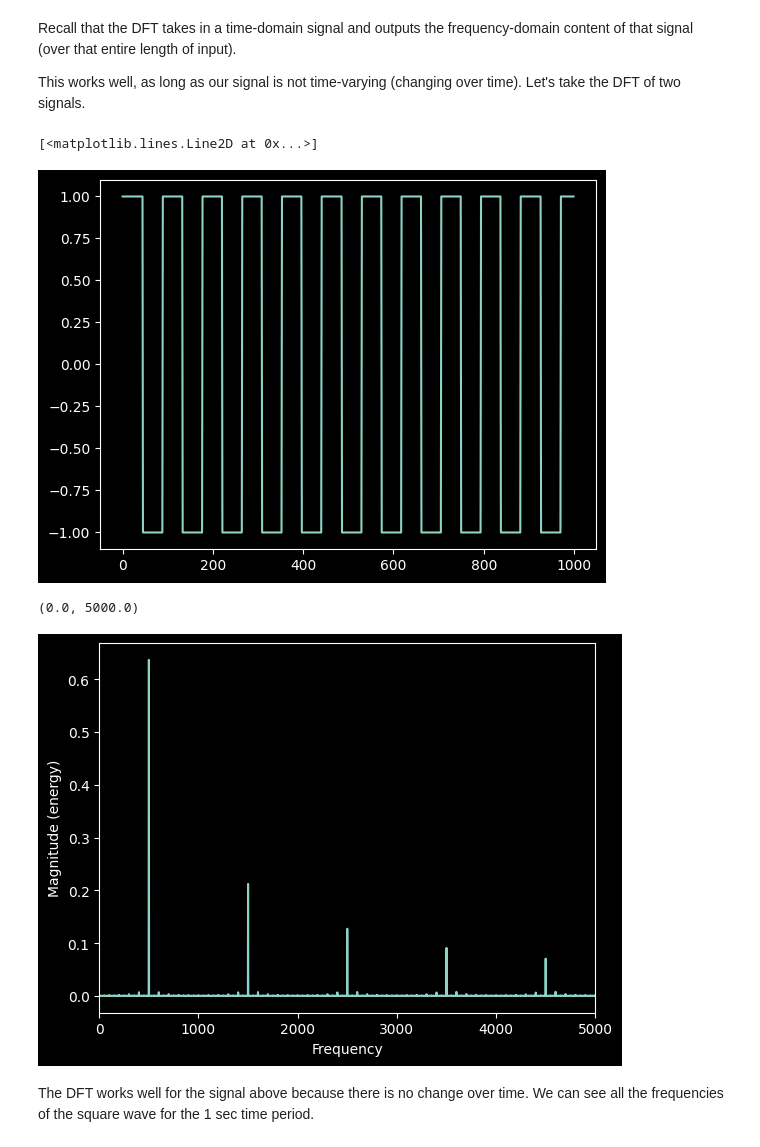
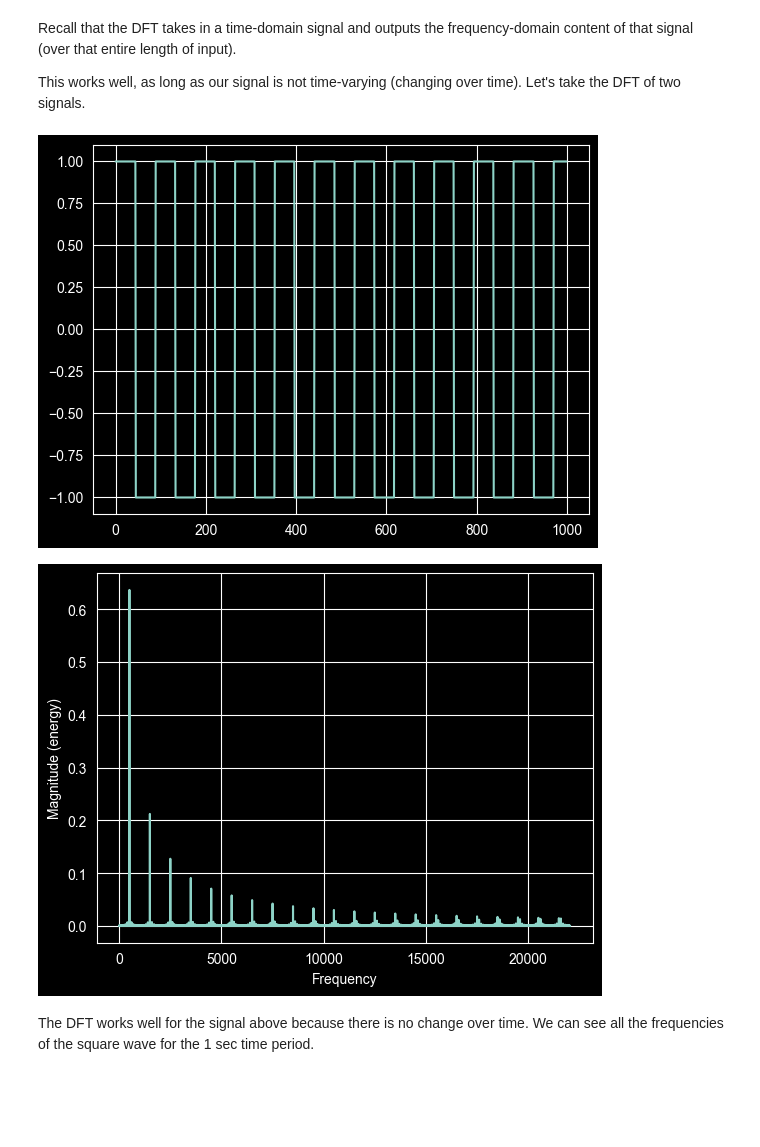
Before and after one commit to denayeisnotokay/AudioTechII, a Jupyter notebook: Lectures-Blank/Lesson11_STFT.ipynb, the cells around one changed output. Saved outputs shown, nothing was run; the diff lists cells and outputs as text; code cells hidden in the pictures; blank space fills up the shorter version.

```diff
--- a/Lectures-Blank/Lesson11_STFT.ipynb
+++ b/Lectures-Blank/Lesson11_STFT.ipynb
@@ -12,13 +12,15 @@ Recall that the DFT takes in a time-domain signal and outputs the frequency-doma
 
 This works well, as long as our signal is not time-varying (changing over time). Let's take the DFT of two signals.
 # %%
+t = np.arange(0, 1, 1/44100)
+static_signal = scipy.signal.square(2 * np.pi * 500 * t)
+plt.plot(static_signal[:1000])
 # %% [output]
-[<matplotlib.lines.Line2D at 0x...>]
-[figure, old version]
+[figure, new version]
 # %%
+plt.magnitude_spectrum(static_signal, static_signal.size)
 # %% [output]
-(0.0, 5000.0)
-[figure, old version]
+[figure, new version]
 # %% [markdown]
 The DFT works well for the signal above because there is no change over time. We can see all the frequencies of the square wave for the 1 sec time period.
 # %%
```
Also changed, not shown: parts of 7 cells of this notebook, 1 other file.
